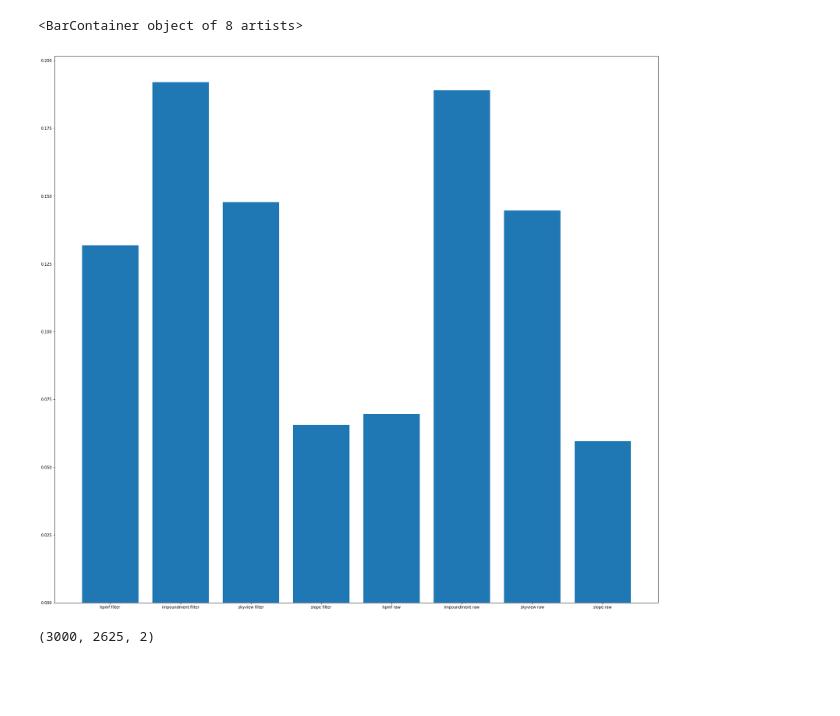
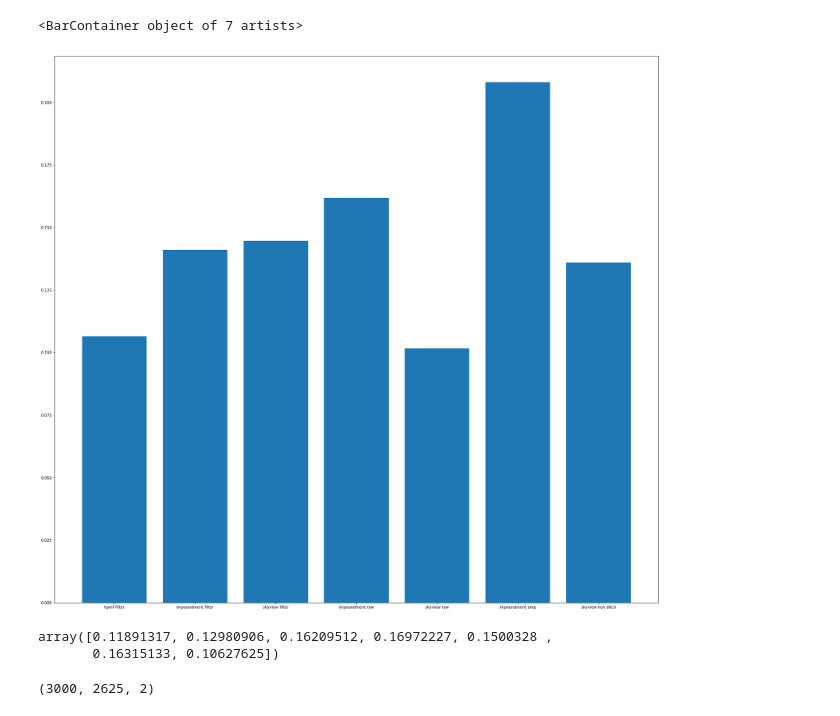
Before and after one commit to jonatan-flyckt/bachelors-thesis-playground, a Jupyter notebook: jonatan_features/random_forest.ipynb, the cells around one changed output. Cells and saved outputs as stored; diff of their text form; code cells hidden in the pictures; blank space fills up the shorter version.

Commit message:
Adds several random forest experiments.

```diff
--- a/jonatan_features/random_forest.ipynb
+++ b/jonatan_features/random_forest.ipynb
@@ -144,6 +176,6 @@ y_test = y_test.reshape(2625*3000)
 # %%
-X_train = np.concatenate((_X1, _X3), axis = 0)
-y_train = np.concatenate((_y1, _y3), axis = 0)
+X_train = np.concatenate((X_train1, X_train2), axis = 0)
+y_train = np.concatenate((y_train1, y_train2), axis = 0)
 # %%
 print(y_train.shape)
 print(X_train.shape)
@@ -184,3 +188,0 @@ print(X_train3.shape)
-# %%
-X_train = np.concatenate((X_train1, X_train3), axis = 0)
-y_train = np.concatenate((y_train1, y_train3), axis = 0)
@@ -240,8 +211,8 @@ print(XX_test.shape)
 # %%
-clf = RandomForestClassifier(n_estimators=100)
+clf = RandomForestClassifier(n_estimators=100, n_jobs=-1)
 
 clf.fit(X_train,y_train)
 
 
-dump(clf, "../classifiers/190305_RF_Classifier_zone_2_3_100trees_balanced_21000smallZones_92_5percentRandomZones_8features.joblib")
+dump(clf, "../classifiers/190308_RF_Classifier_zone_1_2_100trees_balancedMask_21000smallZones_92_5percentRandomZones_7features.joblib")
 # %% [output]
@@ -249,6 +219,0 @@ dump(clf, "../classifiers/190305_RF_Classifier_zone_2_3_100trees_balanced_21000s
-# %%
-clf = RandomForestClassifier(n_estimators=100, class_weight="balanced")
-
-clf.fit(XX_train,y_train)
-
-dump(clf, "../classifiers/190305_RF_Classifier_zone_2_3_100trees_balanced_5features.joblib")
@@ -302,10 +265,15 @@ def probaToZones(arr, zoneSize):
     return newArr
 # %%
 plt.figure(num=None, figsize=(28,26), facecolor='w', edgecolor='k')
-plt.bar(["hpmf filter","impoundment filter","skyview filter","slope filter","hpmf raw","impoundment raw","skyview raw","slope raw"],clfFile.feature_importances_)
+plt.bar(["hpmf filter","impoundment filter","skyview filter","impoundment raw","skyview raw", "impoundment amp", "skyview non ditch"],clf.feature_importances_)
 # %% [output]
-<BarContainer object of 8 artists>
+<BarContainer object of 7 artists>
-[figure, old version]
+[figure, new version]
+# %%
+clf.feature_importances_
+# %% [output]
+array([0.11891317, 0.12980906, 0.16209512, 0.16972227, 0.1500328 ,
+       0.16315133, 0.10627625])
 # %%
 predictProba = predictProba.reshape(3000, 2625, 2)
 # %%
```
Also changed, not shown: parts of 29 cells of this notebook.
